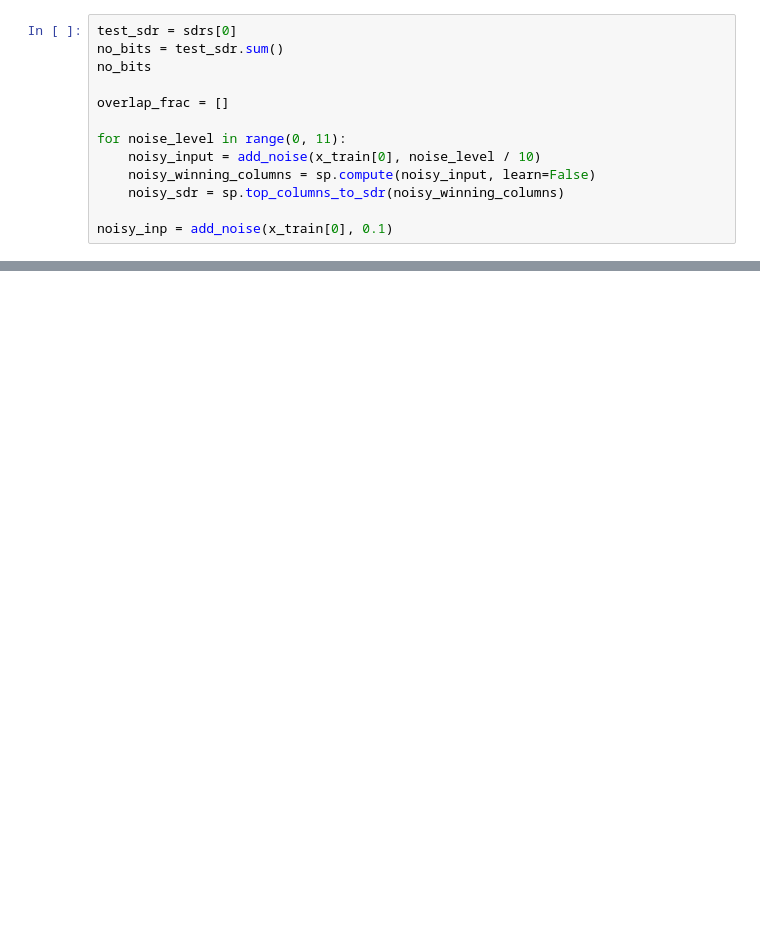
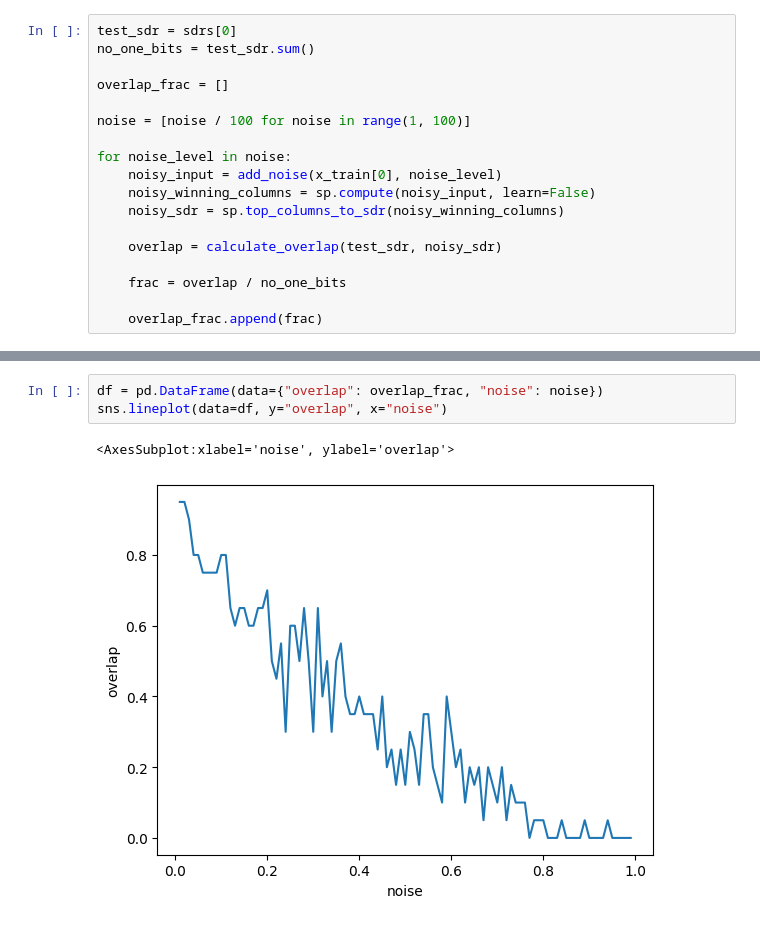
Before and after one commit to MoShrank/bachelor-thesis-research, a Jupyter notebook: MNIST Classification.ipynb, the cells around one changed output, grey strips where cells are left out. Cells and saved outputs as stored; diff of their text form; blank space fills up the shorter version.

Commit message:
add: noise robustness plot

```diff
--- a/MNIST Classification.ipynb
+++ b/MNIST Classification.ipynb
@@ -177,14 +150,19 @@ sdrs.shape
 # %%
 test_sdr = sdrs[0]
-no_bits = test_sdr.sum()
-no_bits
+no_one_bits = test_sdr.sum()
 
 overlap_frac = []
 
-for noise_level in range(0, 11):
-    noisy_input = add_noise(x_train[0], noise_level / 10)
+noise = [noise / 100 for noise in range(1, 100)]
+
+for noise_level in noise:
+    noisy_input = add_noise(x_train[0], noise_level)
     noisy_winning_columns = sp.compute(noisy_input, learn=False)
     noisy_sdr = sp.top_columns_to_sdr(noisy_winning_columns)
 
-noisy_inp = add_noise(x_train[0], 0.1)
+    overlap = calculate_overlap(test_sdr, noisy_sdr)
+
+    frac = overlap / no_one_bits
+
+    overlap_frac.append(frac)
 # %% [output]
@@ -192 +169,7 @@ TypeError: add_noise() missing 1 required positional argument: 'k'
 [interactive output not drawn]
+# %%
+df = pd.DataFrame(data={"overlap": overlap_frac, "noise": noise})
+sns.lineplot(data=df, y="overlap", x="noise")
+# %% [output]
+<AxesSubplot:xlabel='noise', ylabel='overlap'>
+[figure, added]
```
Also changed, not shown: parts of 10 cells of this notebook.
